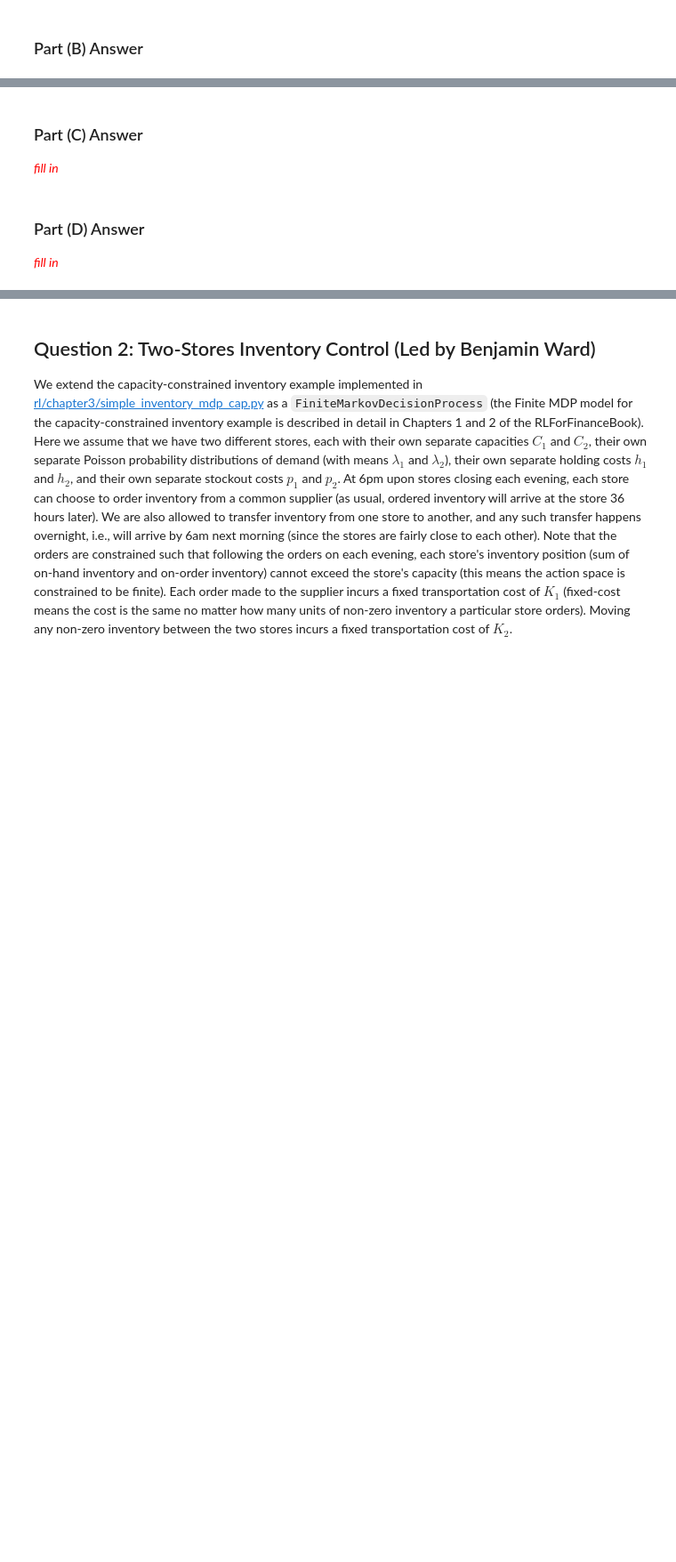
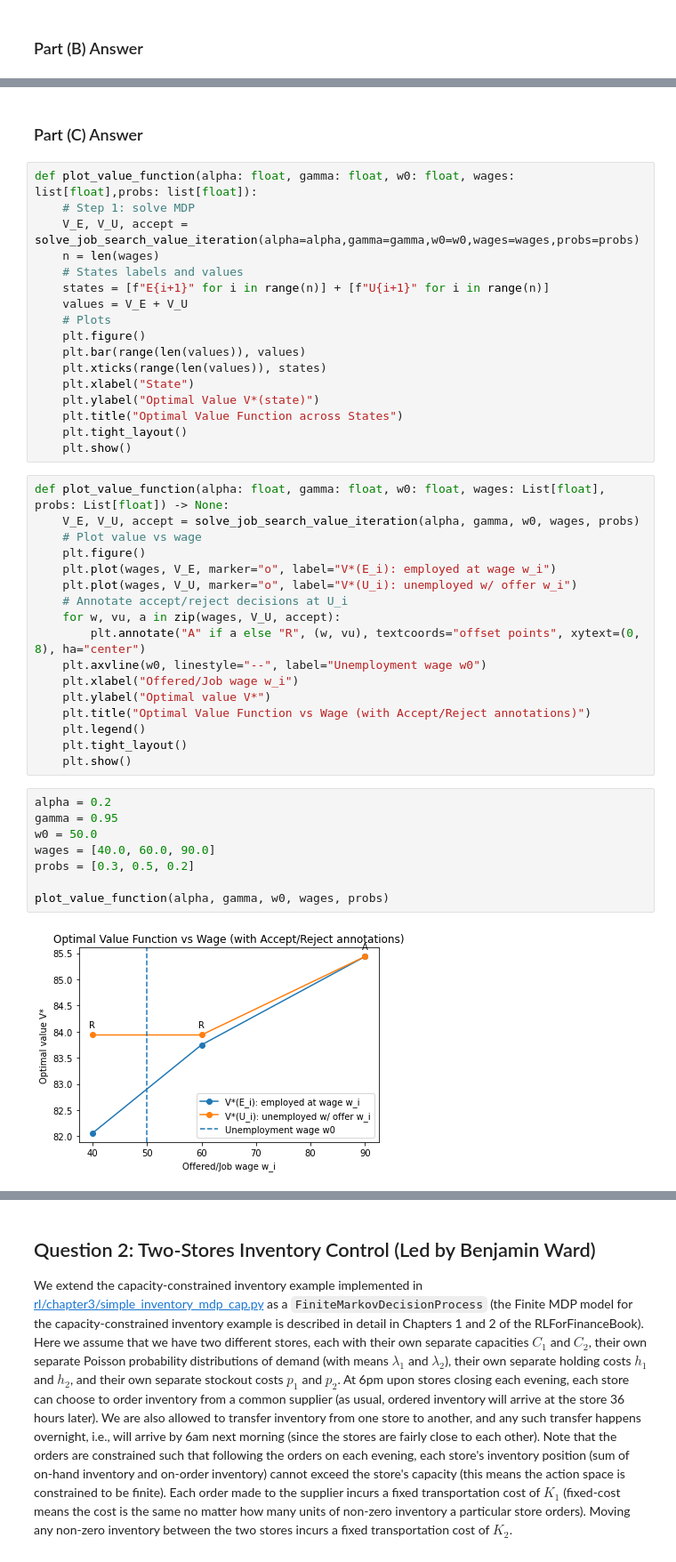
Before and after one commit to ward-benjamin/CME241_RL, a Jupyter notebook: homeworks/assignment2.ipynb, the cells around one changed output, grey strips where cells are left out. Shown at 89% size. Drawn from its saved outputs; the diff is of its cells as text; blank space fills up the shorter version.

```diff
--- a/homeworks/assignment2.ipynb
+++ b/homeworks/assignment2.ipynb
@@ -90,8 +181,46 @@ Write Python code that:
 # %% [markdown]
 ### Part (C) Answer
-
-<span style="color:red">*fill in*</span>
-# %% [markdown]
-### Part (D) Answer
-
-<span style="color:red">*fill in*</span>
+# %%
+def plot_value_function(alpha: float, gamma: float, w0: float, wages: list[float],probs: list[float]):
+    # Step 1: solve MDP
+    V_E, V_U, accept = solve_job_search_value_iteration(alpha=alpha,gamma=gamma,w0=w0,wages=wages,probs=probs)
+    n = len(wages)
+    # States labels and values
+    states = [f"E{i+1}" for i in range(n)] + [f"U{i+1}" for i in range(n)]
+    values = V_E + V_U
+    # Plots
+    plt.figure()
+    plt.bar(range(len(values)), values)
+    plt.xticks(range(len(values)), states)
+    plt.xlabel("State")
+    plt.ylabel("Optimal Value V*(state)")
+    plt.title("Optimal Value Function across States")
+    plt.tight_layout()
+    plt.show()
+# %%
+def plot_value_function(alpha: float, gamma: float, w0: float, wages: List[float], probs: List[float]) -> None:
+    V_E, V_U, accept = solve_job_search_value_iteration(alpha, gamma, w0, wages, probs)
+    # Plot value vs wage
+    plt.figure()
+    plt.plot(wages, V_E, marker="o", label="V*(E_i): employed at wage w_i")
+    plt.plot(wages, V_U, marker="o", label="V*(U_i): unemployed w/ offer w_i")
+    # Annotate accept/reject decisions at U_i
+    for w, vu, a in zip(wages, V_U, accept):
+        plt.annotate("A" if a else "R", (w, vu), textcoords="offset points", xytext=(0, 8), ha="center")
+    plt.axvline(w0, linestyle="--", label="Unemployment wage w0")
+    plt.xlabel("Offered/Job wage w_i")
+    plt.ylabel("Optimal value V*")
+    plt.title("Optimal Value Function vs Wage (with Accept/Reject annotations)")
+    plt.legend()
+    plt.tight_layout()
+    plt.show()
+# %%
+alpha = 0.2
+gamma = 0.95
+w0 = 50.0
+wages = [40.0, 60.0, 90.0]
+probs = [0.3, 0.5, 0.2]
+
+plot_value_function(alpha, gamma, w0, wages, probs)
+# %% [output]
+[figure, added]
```
Also changed, not shown: parts of 19 cells of this notebook.
